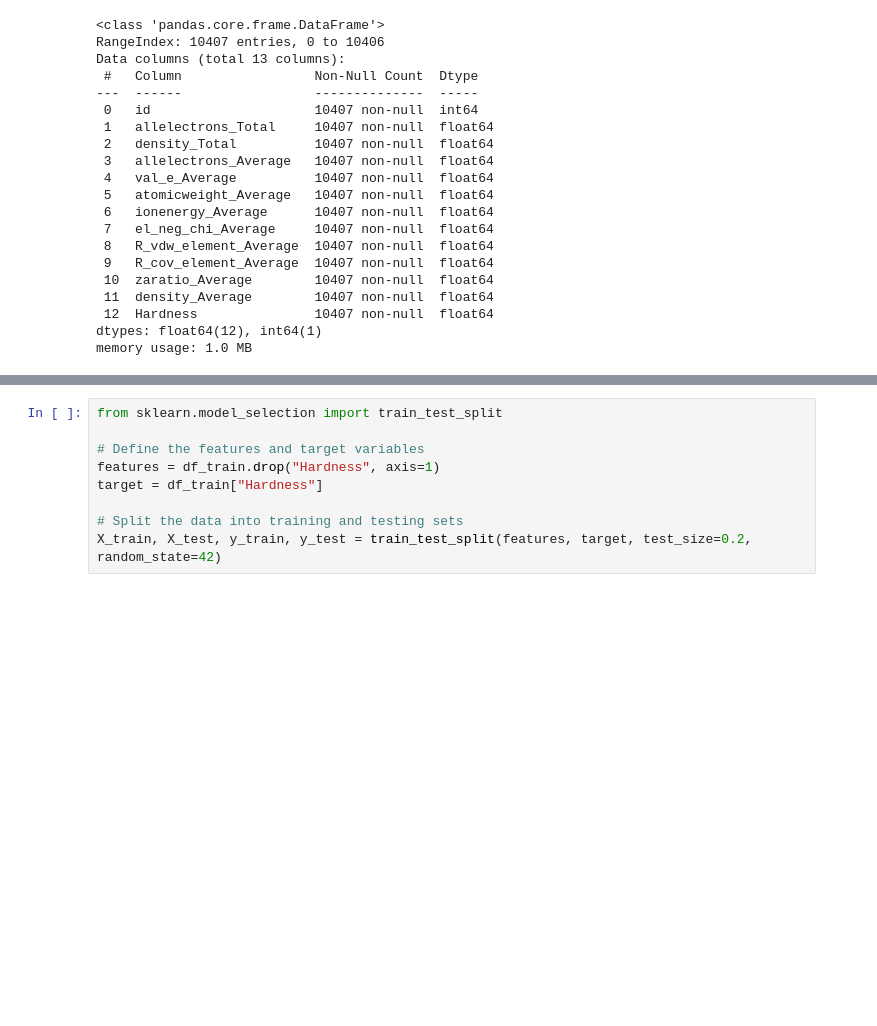
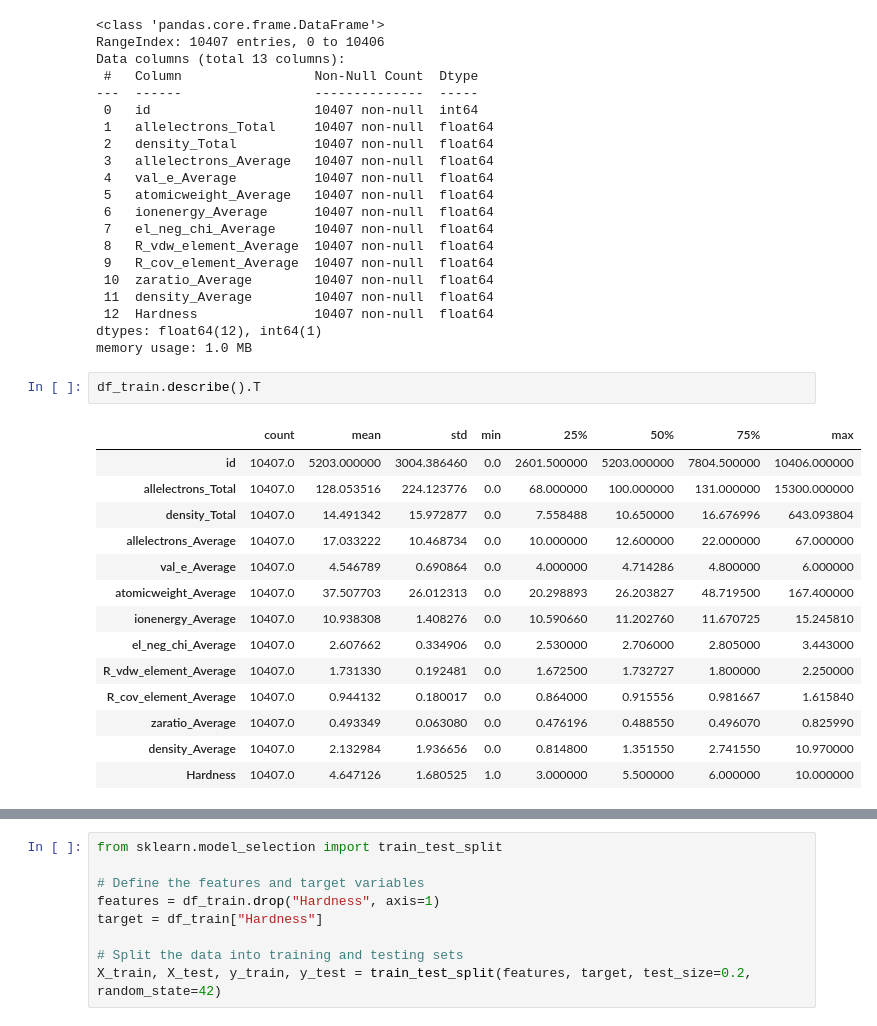
Before and after one commit to davidsosaolea/Regression-with-a-Mohs-Hardness-Dataset, a Jupyter notebook: hardness.ipynb, the cells around one changed output, grey strips where cells are left out. Saved outputs shown, nothing was run; the diff lists cells and outputs as text; blank space fills up the shorter version.

```diff
--- a/hardness.ipynb
+++ b/hardness.ipynb
@@ -43,3 +44,20 @@ Data columns (total 13 columns):
  12  Hardness               10407 non-null  float64
 dtypes: float64(12), int64(1)
 memory usage: 1.0 MB
+# %%
+df_train.describe().T
+# %% [output]
+|  | count | mean | std | min | 25% | 50% | 75% | max |
+| id | 10407.0 | 5203.000000 | 3004.386460 | 0.0 | 2601.500000 | 5203.000000 | 7804.500000 | 10406.000000 |
+| allelectrons_Total | 10407.0 | 128.053516 | 224.123776 | 0.0 | 68.000000 | 100.000000 | 131.000000 | 15300.000000 |
+| density_Total | 10407.0 | 14.491342 | 15.972877 | 0.0 | 7.558488 | 10.650000 | 16.676996 | 643.093804 |
+| allelectrons_Average | 10407.0 | 17.033222 | 10.468734 | 0.0 | 10.000000 | 12.600000 | 22.000000 | 67.000000 |
+| val_e_Average | 10407.0 | 4.546789 | 0.690864 | 0.0 | 4.000000 | 4.714286 | 4.800000 | 6.000000 |
+| atomicweight_Average | 10407.0 | 37.507703 | 26.012313 | 0.0 | 20.298893 | 26.203827 | 48.719500 | 167.400000 |
+| ionenergy_Average | 10407.0 | 10.938308 | 1.408276 | 0.0 | 10.590660 | 11.202760 | 11.670725 | 15.245810 |
+| el_neg_chi_Average | 10407.0 | 2.607662 | 0.334906 | 0.0 | 2.530000 | 2.706000 | 2.805000 | 3.443000 |
+| R_vdw_element_Average | 10407.0 | 1.731330 | 0.192481 | 0.0 | 1.672500 | 1.732727 | 1.800000 | 2.250000 |
+| R_cov_element_Average | 10407.0 | 0.944132 | 0.180017 | 0.0 | 0.864000 | 0.915556 | 0.981667 | 1.615840 |
+| zaratio_Average | 10407.0 | 0.493349 | 0.063080 | 0.0 | 0.476196 | 0.488550 | 0.496070 | 0.825990 |
+| density_Average | 10407.0 | 2.132984 | 1.936656 | 0.0 | 0.814800 | 1.351550 | 2.741550 | 10.970000 |
+| Hardness | 10407.0 | 4.647126 | 1.680525 | 1.0 | 3.000000 | 5.500000 | 6.000000 | 10.000000 |
```
Also changed, not shown: parts of 2 cells of this notebook.
